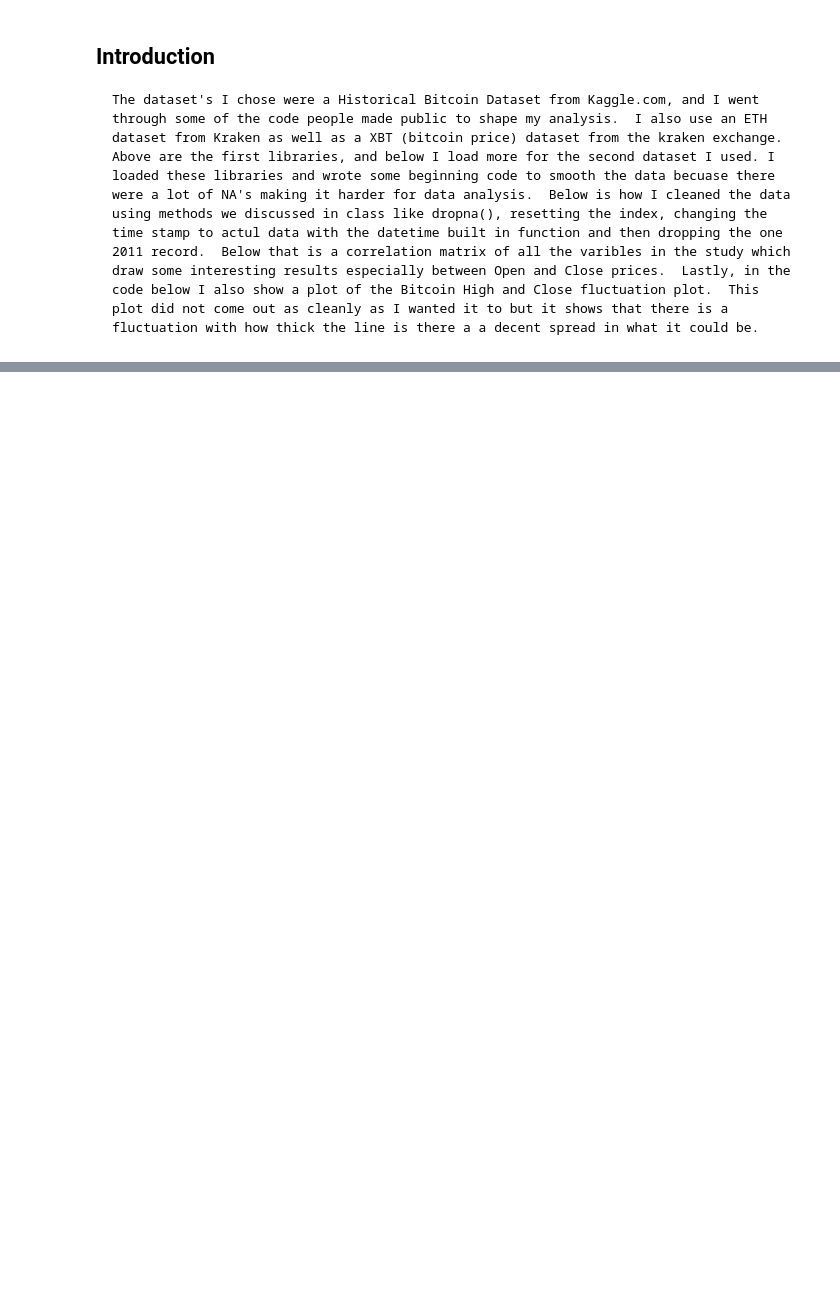
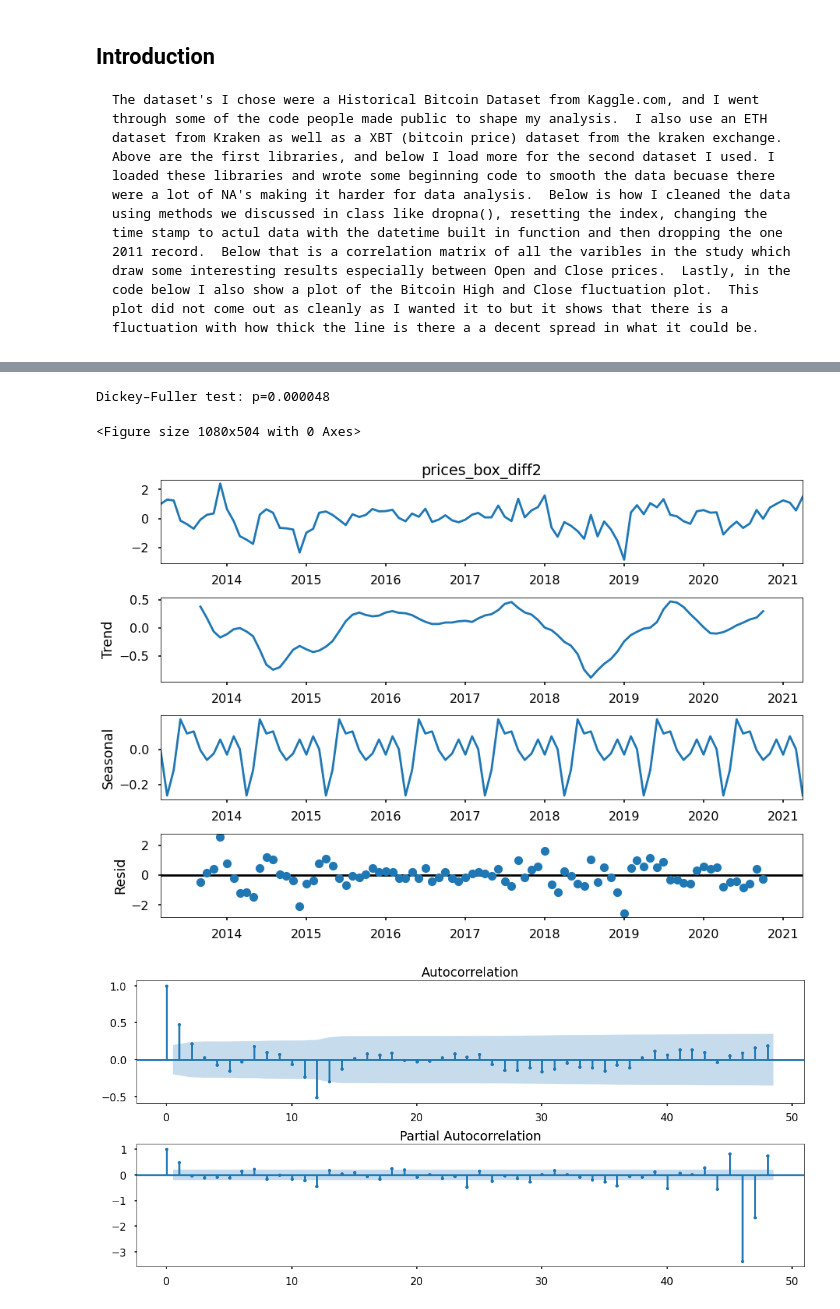
Before and after one commit to EthanMeersman/FInal_Project, a Jupyter notebook: FinalProject.ipynb, the cells around one changed output, grey strips where cells are left out. Cells and saved outputs as stored; diff of their text form; code cells hidden in the pictures; blank space fills up the shorter version.

```diff
--- a/FinalProject.ipynb
+++ b/FinalProject.ipynb
@@ -145,0 +104,22 @@ print(get_historical_data('bitcoin', 'USD', 5))
+# %%
+# Regular differentiation
+newdata_month['prices_box_diff2'] = newdata_month.prices_box_diff - newdata_month.prices_box_diff.shift(1)
+plt.figure(figsize=(15,7))
+
+# STL-decomposition
+sm.tsa.seasonal_decompose(newdata_month.prices_box_diff2[13:]).plot()
+print("Dickey–Fuller test: p=%f" % sm.tsa.stattools.adfuller(newdata_month.prices_box_diff2[13:])[1])
+
+# Initial approximation of parameters using Autocorrelation and Partial Autocorrelation Plots
+plt.figure(figsize=(15,7))
+ax = plt.subplot(211)
+sm.graphics.tsa.plot_acf(newdata_month.prices_box_diff2[13:].values.squeeze(), lags=48, ax=ax)
+ax = plt.subplot(212)
+sm.graphics.tsa.plot_pacf(newdata_month.prices_box_diff2[13:].values.squeeze(), lags=48, ax=ax)
+plt.tight_layout()
+plt.show()
+# %% [output]
+Dickey–Fuller test: p=0.000048
+<Figure size 1080x504 with 0 Axes>
+[figure, added]
+[figure, added]
```
Also changed, not shown: parts of 18 cells of this notebook.
